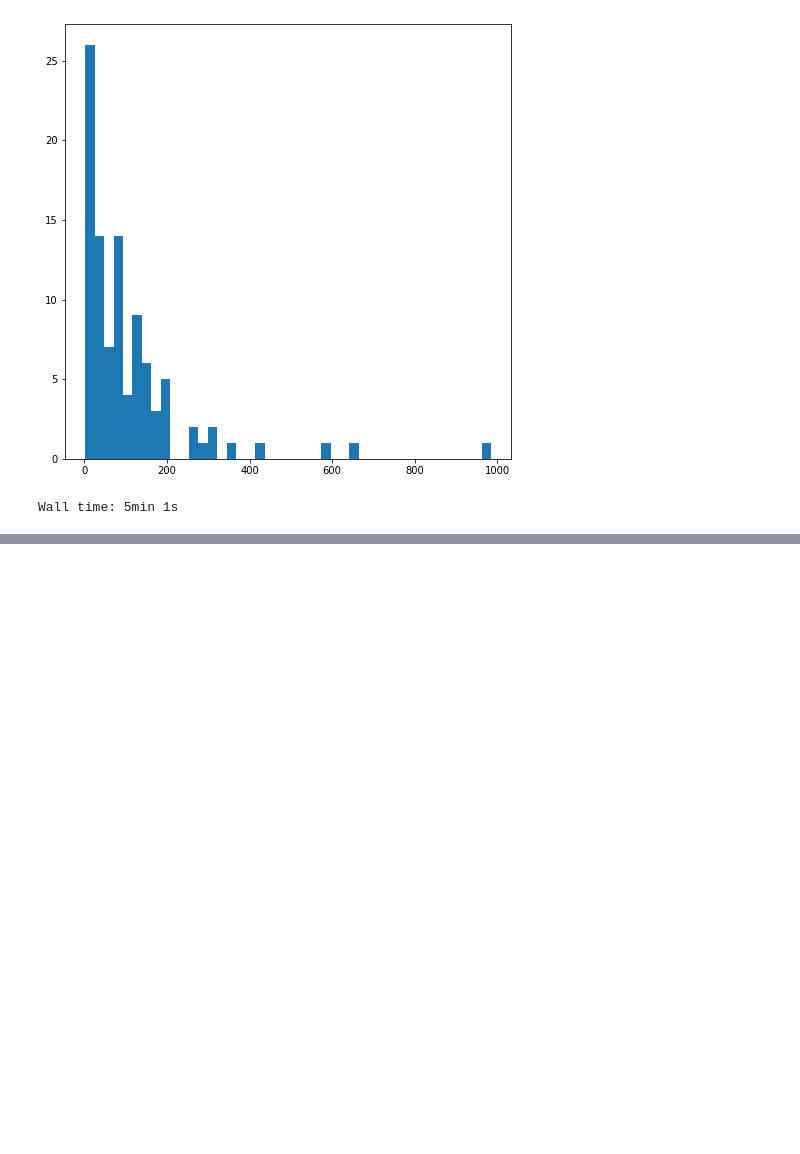
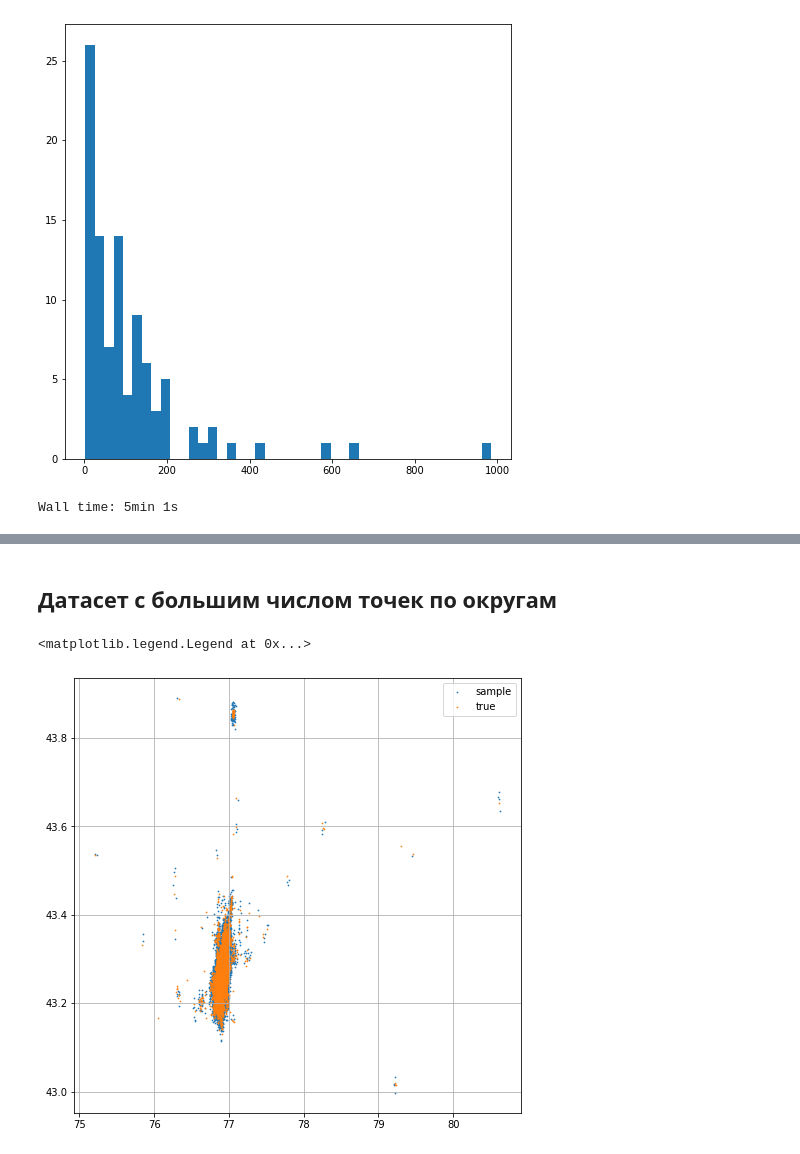
Before and after one commit to Arssel/CMC6, a Jupyter notebook: Alamti.ipynb, the cells around one changed output, grey strips where cells are left out. Saved outputs shown, nothing was run; the diff lists cells and outputs as text; code cells hidden in the pictures; blank space fills up the shorter version.

```diff
--- a/Alamti.ipynb
+++ b/Alamti.ipynb
@@ -594,0 +688,23 @@ for d in distances_list:
+# %% [markdown]
+## Датасет с большим числом точек по округам
+# %%
+with open('full_df.pkl', 'rb') as f:
+    df_cut = pickle.load(f)
+# %%
+coords = np.array(list(map(lambda x: (float(x.split(', ')[1][:-1]),
+                    float(x.split(', ')[0][1:])), df_cut.iloc[:, 8].drop_duplicates().to_list())))
+# %%
+kd = KernelDensity(bandwidth=0.025, kernel='tophat')
+
+kd.fit(coords,)
+
+sample = kd.sample(10000)
+# %%
+fig = plt.figure(figsize=(8,8))
+plt.grid()
+plt.scatter(sample[:, 0], sample[:, 1], s=0.5)
+plt.scatter(coords[:, 0], coords[:, 1], s=0.5)
+plt.legend(['sample', 'true'])
+# %% [output]
+<matplotlib.legend.Legend at 0x...>
+[figure, added]
```
Also changed, not shown: parts of 32 cells of this notebook, 16 other files.
